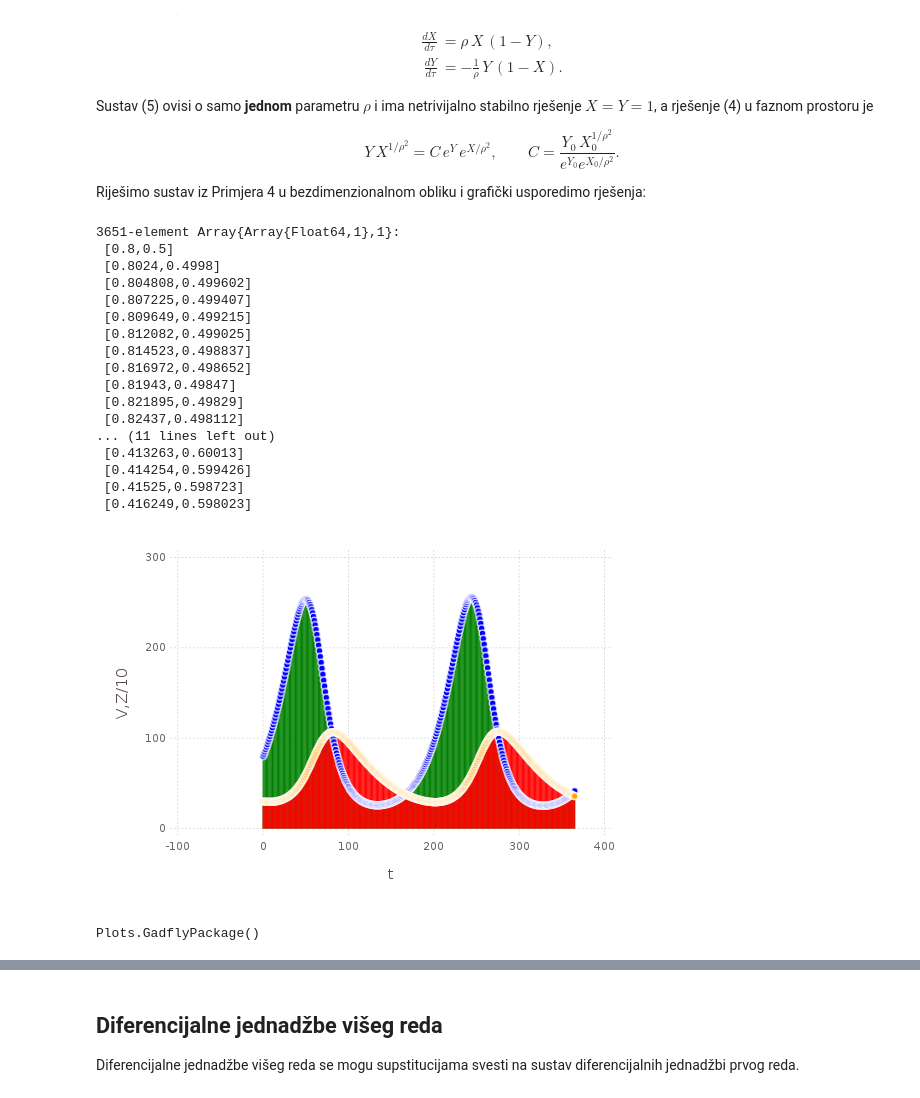
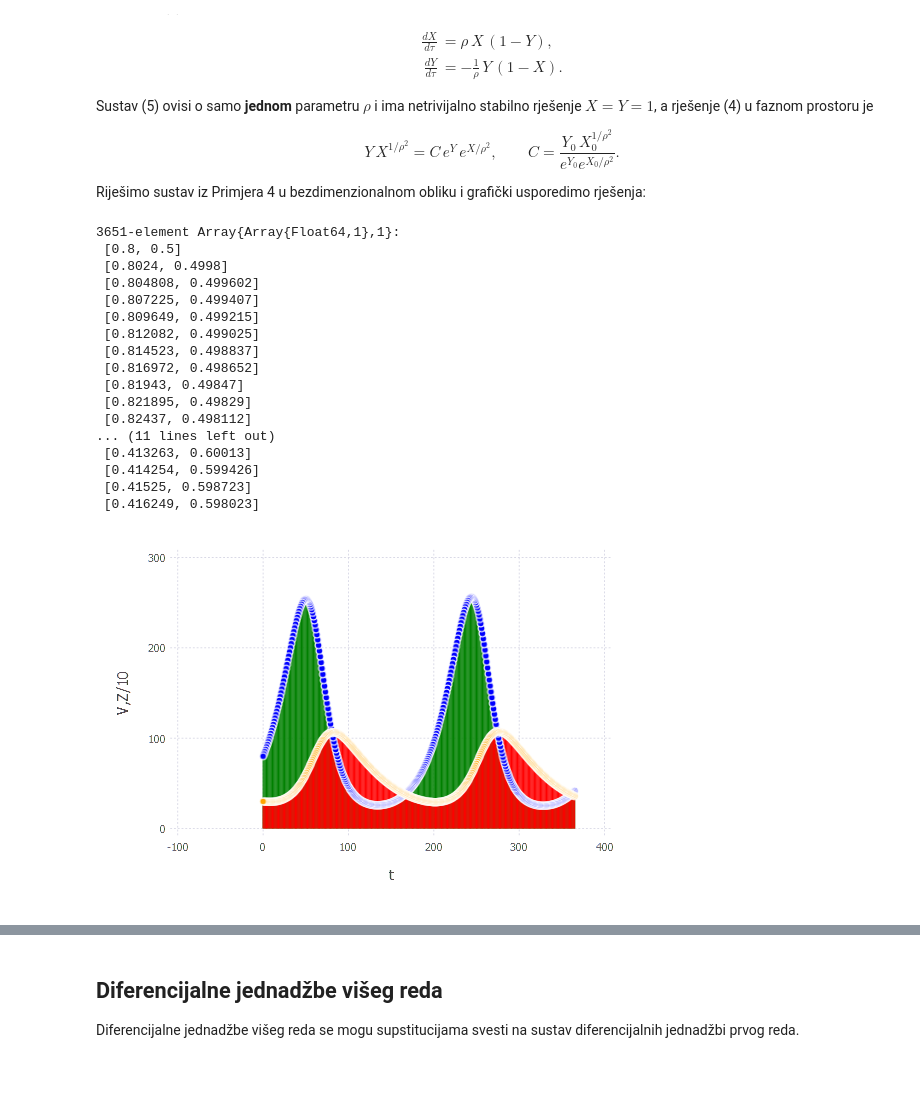
Before and after one commit to ivanslapnicar/Numericka_analiza, a Jupyter notebook: src/NA21_Diferencijalne_jednadzbe.ipynb, the cells around one changed output, grey strips where cells are left out. Saved outputs shown, nothing was run; the diff lists cells and outputs as text; code cells hidden in the pictures.

```diff
--- a/src/NA21_Diferencijalne_jednadzbe.ipynb
+++ b/src/NA21_Diferencijalne_jednadzbe.ipynb
@@ -33,7 +33,7 @@ __Lokalna pogreška__ je $O(h^2)$, a __globalna pogreška__ je $O(h)$ pa metoda
 # %%
 function myEuler{T,T1}(f::Function,y0::T,x::T1)
     h=x[2]-x[1]
-    y=Array(T,length(x))
+    y=Array{T}(length(x))
     y[1]=y0
     for i=2:length(x)
         y[i]=y[i-1]+h*f(x[i-1],y[i-1])
@@ -483,35 +478,36 @@ fXY(τ,y)=[ρ*y[1]*(1-y[2]),-y[2]*(1-y[1])/ρ]
 y=myEuler(fXY,y0,τ)
 # %% [output]
 3651-element Array{Array{Float64,1},1}:
- [0.8,0.5]
- [0.8024,0.4998]
- [0.804808,0.499602]
- [0.807225,0.499407]
- [0.809649,0.499215]
- [0.812082,0.499025]
- [0.814523,0.498837]
- [0.816972,0.498652]
- [0.81943,0.49847]
- [0.821895,0.49829]
- [0.82437,0.498112]
+ [0.8, 0.5]
+ [0.8024, 0.4998]
+ [0.804808, 0.499602]
+ [0.807225, 0.499407]
+ [0.809649, 0.499215]
+ [0.812082, 0.499025]
+ [0.814523, 0.498837]
+ [0.816972, 0.498652]
+ [0.81943, 0.49847]
+ [0.821895, 0.49829]
+ [0.82437, 0.498112]
 ... (11 lines left out)
- [0.413263,0.60013]
- [0.414254,0.599426]
- [0.41525,0.598723]
- [0.416249,0.598023]
+ [0.413263, 0.60013]
+ [0.414254, 0.599426]
+ [0.41525, 0.598723]
+ [0.416249, 0.598023]
 # %%
 X=map(Float64,[y[i][1] for i=1:length(y)])
 Y=map(Float64,[y[i][2] for i=1:length(y)])
 # Rjesenja se poklapaju!
-Gadfly.plot(layer(x=t[1:10:end],y=V[1:10:end],Geom.point,Theme(default_color=colorant"orange")),
-layer(x=t[1:10:end],y=Z[1:10:end]/10,Geom.point,Theme(default_color=colorant"blue")),
-layer(x=τ[1:10:end]/sqrt(z*v),y=Y[1:10:end]*z/a,Geom.bar,Theme(default_color=colorant"red")),
-layer(x=τ[1:10:end]/sqrt(z*v),y=X[1:10:end]*v/(10b),Geom.bar,Theme(default_color=colorant"green")),
+Gadfly.plot(layer(x=t[1:10:end],y=V[1:10:end],Geom.point,
+        Theme(default_color=colorant"orange")),
+layer(x=t[1:10:end],y=Z[1:10:end]/10,Geom.point,
+        Theme(default_color=colorant"blue")),
+layer(x=τ[1:10:end]/sqrt(z*v),y=Y[1:10:end]*z/a,Geom.bar,
+        Theme(default_color=colorant"red")),
+layer(x=τ[1:10:end]/sqrt(z*v),y=X[1:10:end]*v/(10b),Geom.bar,
+        Theme(default_color=colorant"green")),
 Guide.xlabel("t"),Guide.ylabel("V,Z/10"))
 # %% [output]
-[figure, old version]
+[figure, new version]
 # %%
 using SymPy, PyPlot
-backend(:gadfly)
-# %% [output]
-Plots.GadflyPackage()
```
Also changed, not shown: parts of 19 cells of this notebook.
